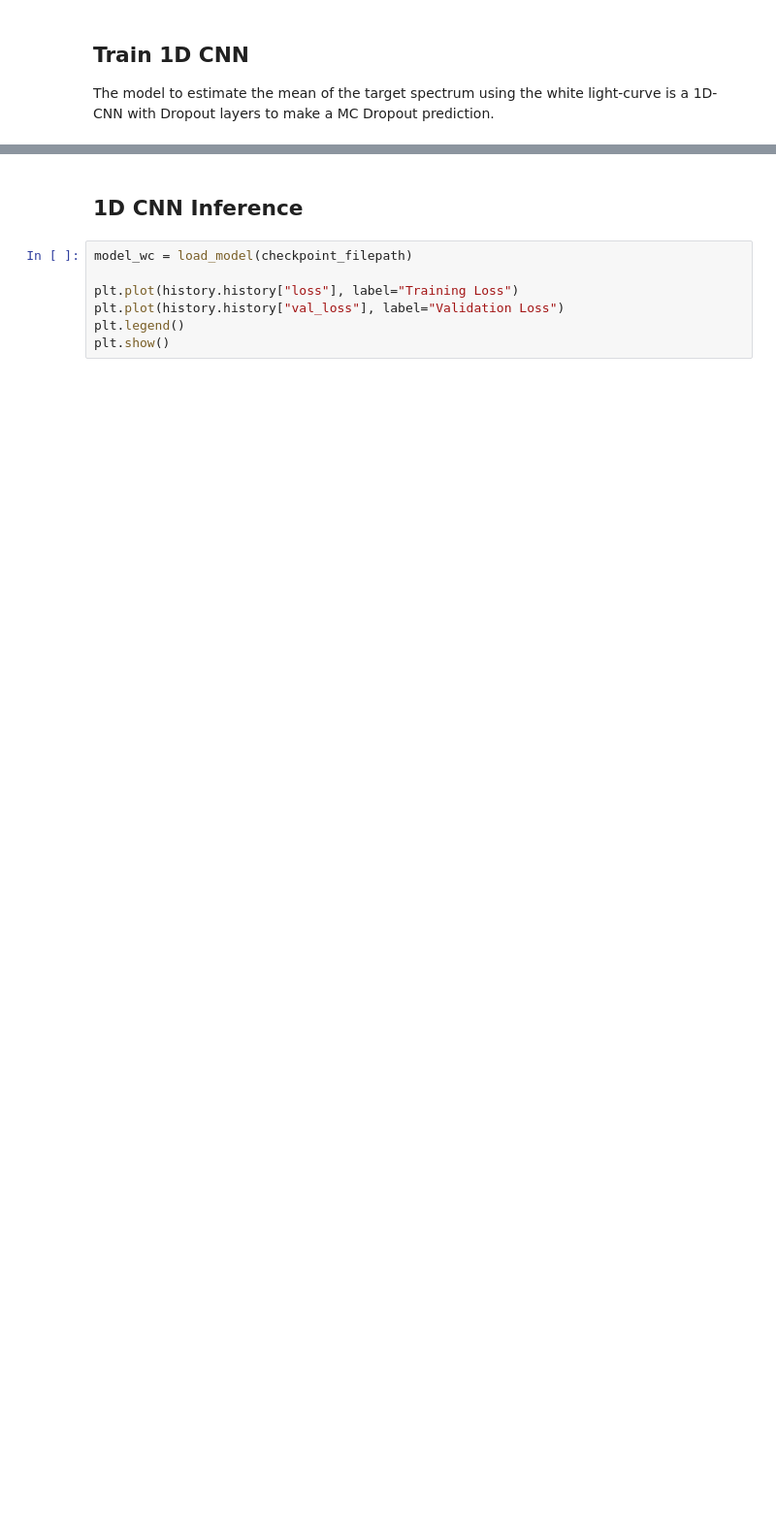
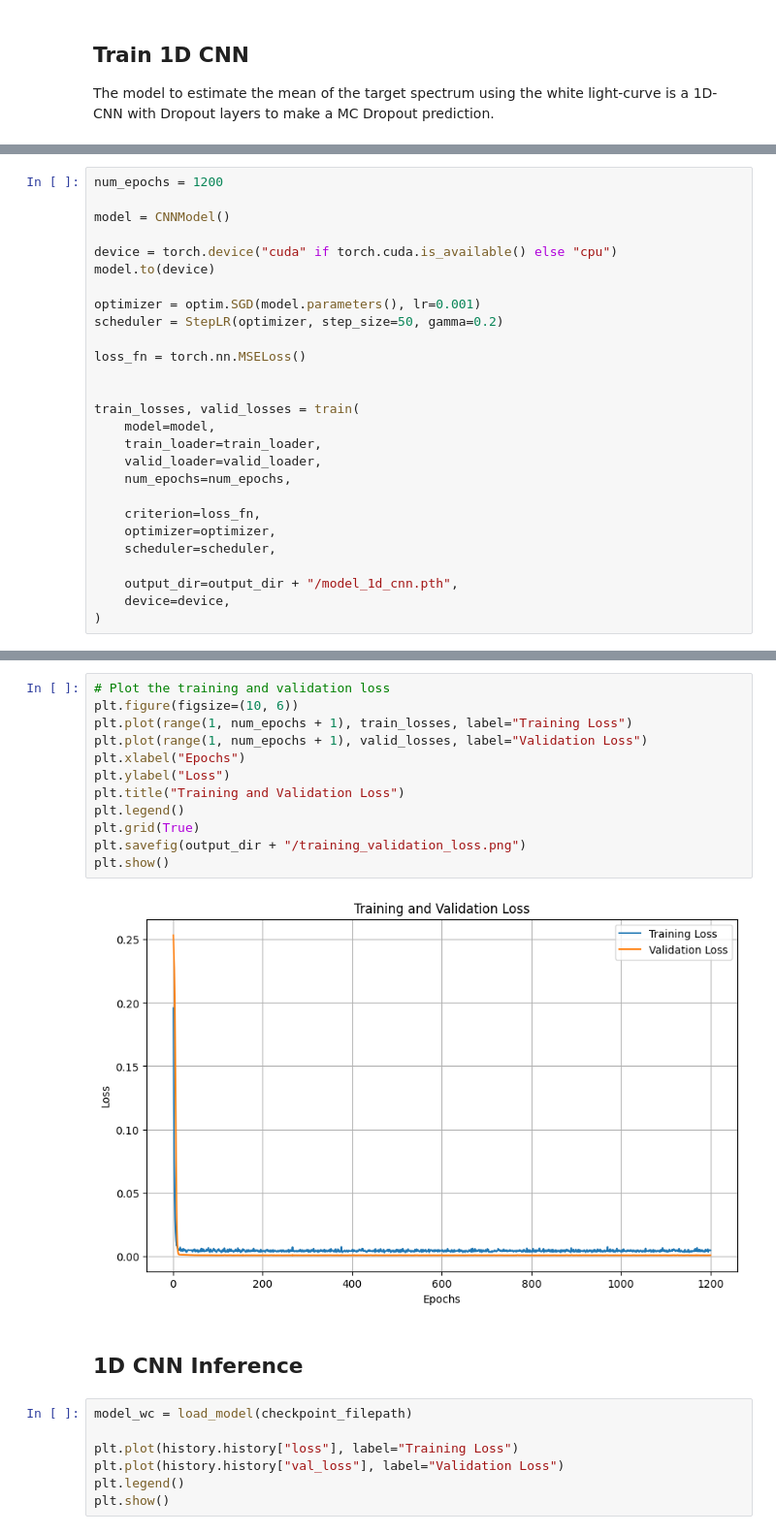
Before and after one commit to Junf137/SYDE-577-Ariel-Data-Challenge, a Jupyter notebook: code/host-starter-solution.ipynb, the cells around one changed output, grey strips where cells are left out. Shown at 97% size. Saved outputs shown, nothing was run; the diff lists cells and outputs as text; blank space fills up the shorter version.

```diff
--- a/code/host-starter-solution.ipynb
+++ b/code/host-starter-solution.ipynb
@@ -399,0 +510,27 @@ Done.
+# %%
+num_epochs = 1200
+
+model = CNNModel()
+
+device = torch.device("cuda" if torch.cuda.is_available() else "cpu")
+model.to(device)
+
+optimizer = optim.SGD(model.parameters(), lr=0.001)
+scheduler = StepLR(optimizer, step_size=50, gamma=0.2)
+
+loss_fn = torch.nn.MSELoss()
+
+
+train_losses, valid_losses = train(
+    model=model,
+    train_loader=train_loader,
+    valid_loader=valid_loader,
+    num_epochs=num_epochs,
+
+    criterion=loss_fn,
+    optimizer=optimizer,
+    scheduler=scheduler,
+
+    output_dir=output_dir + "/model_1d_cnn.pth",
+    device=device,
+)
@@ -400,3 +540,17 @@ Done.
+# %%
+# Plot the training and validation loss
+plt.figure(figsize=(10, 6))
+plt.plot(range(1, num_epochs + 1), train_losses, label="Training Loss")
+plt.plot(range(1, num_epochs + 1), valid_losses, label="Validation Loss")
+plt.xlabel("Epochs")
+plt.ylabel("Loss")
+plt.title("Training and Validation Loss")
+plt.legend()
+plt.grid(True)
+plt.savefig(output_dir + "/training_validation_loss.png")
+plt.show()
+# %% [output]
+[figure, added]
 # %% [markdown]
 ## 1D CNN Inference
 # %%
```
Also changed, not shown: parts of 20 cells of this notebook.
